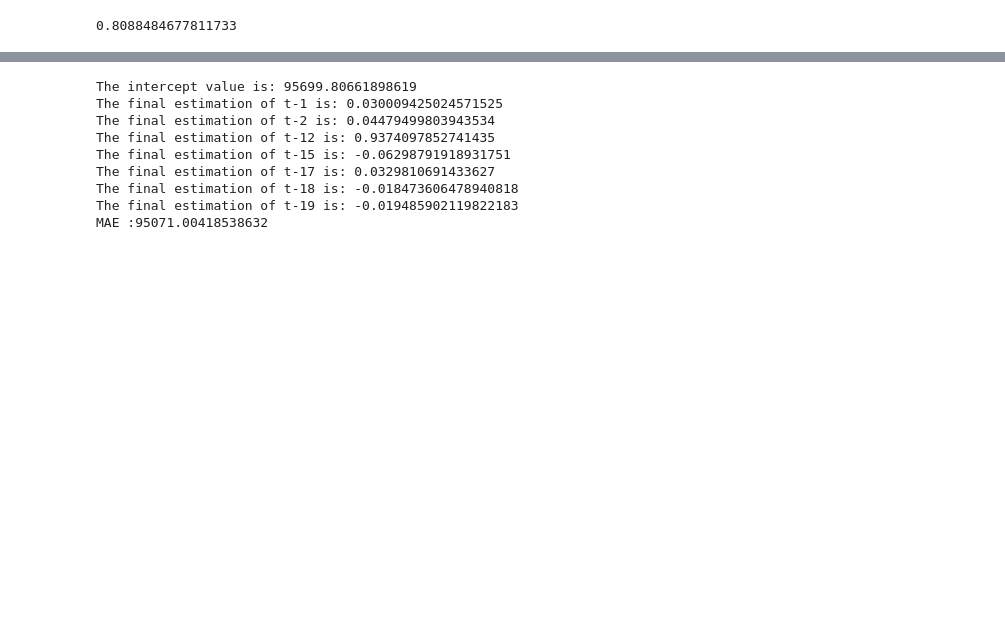
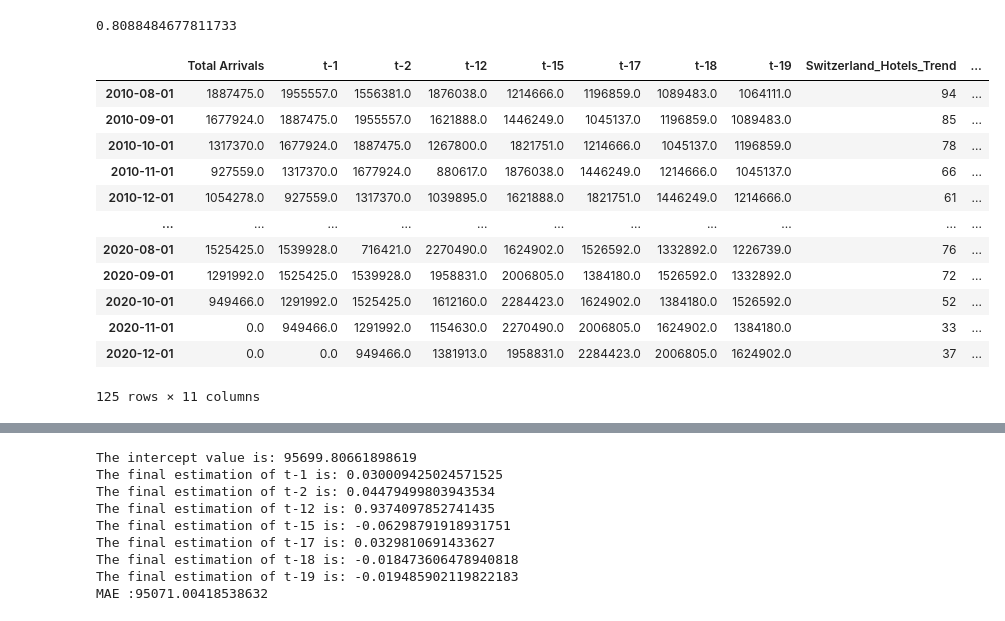
Before and after one commit to naayem/SwissHotelArrivalsPredictor, a Jupyter notebook: Project.ipynb, the cells around one changed output, grey strips where cells are left out. Cells and saved outputs as stored; diff of their text form; code cells hidden in the pictures; blank space fills up the shorter version.

```diff
--- a/Project.ipynb
+++ b/Project.ipynb
@@ -234,3 +261,19 @@ r[0][1]
+# %%
+Arrivals
+# %% [output]
+|  | Total Arrivals | t-1 | t-2 | t-12 | t-15 | t-17 | t-18 | t-19 | Switzerland_Hotels_Trend | ... |
+| 2010-08-01 | 1887475.0 | 1955557.0 | 1556381.0 | 1876038.0 | 1214666.0 | 1196859.0 | 1089483.0 | 1064111.0 | 94 | ... |
+| 2010-09-01 | 1677924.0 | 1887475.0 | 1955557.0 | 1621888.0 | 1446249.0 | 1045137.0 | 1196859.0 | 1089483.0 | 85 | ... |
+| 2010-10-01 | 1317370.0 | 1677924.0 | 1887475.0 | 1267800.0 | 1821751.0 | 1214666.0 | 1045137.0 | 1196859.0 | 78 | ... |
+| 2010-11-01 | 927559.0 | 1317370.0 | 1677924.0 | 880617.0 | 1876038.0 | 1446249.0 | 1214666.0 | 1045137.0 | 66 | ... |
+| 2010-12-01 | 1054278.0 | 927559.0 | 1317370.0 | 1039895.0 | 1621888.0 | 1821751.0 | 1446249.0 | 1214666.0 | 61 | ... |
+| ... | ... | ... | ... | ... | ... | ... | ... | ... | ... | ... |
+| 2020-08-01 | 1525425.0 | 1539928.0 | 716421.0 | 2270490.0 | 1624902.0 | 1526592.0 | 1332892.0 | 1226739.0 | 76 | ... |
+| 2020-09-01 | 1291992.0 | 1525425.0 | 1539928.0 | 1958831.0 | 2006805.0 | 1384180.0 | 1526592.0 | 1332892.0 | 72 | ... |
+| 2020-10-01 | 949466.0 | 1291992.0 | 1525425.0 | 1612160.0 | 2284423.0 | 1624902.0 | 1384180.0 | 1526592.0 | 52 | ... |
+| 2020-11-01 | 0.0 | 949466.0 | 1291992.0 | 1154630.0 | 2270490.0 | 2006805.0 | 1624902.0 | 1384180.0 | 33 | ... |
+| 2020-12-01 | 0.0 | 0.0 | 949466.0 | 1381913.0 | 1958831.0 | 2284423.0 | 2006805.0 | 1624902.0 | 37 | ... |
+125 rows × 11 columns
 # %%
 #Hotel plot
 fig,axes = plt.subplots(figsize=(18,5))
```
Also changed, not shown: parts of 13 cells of this notebook, 2 other files.
